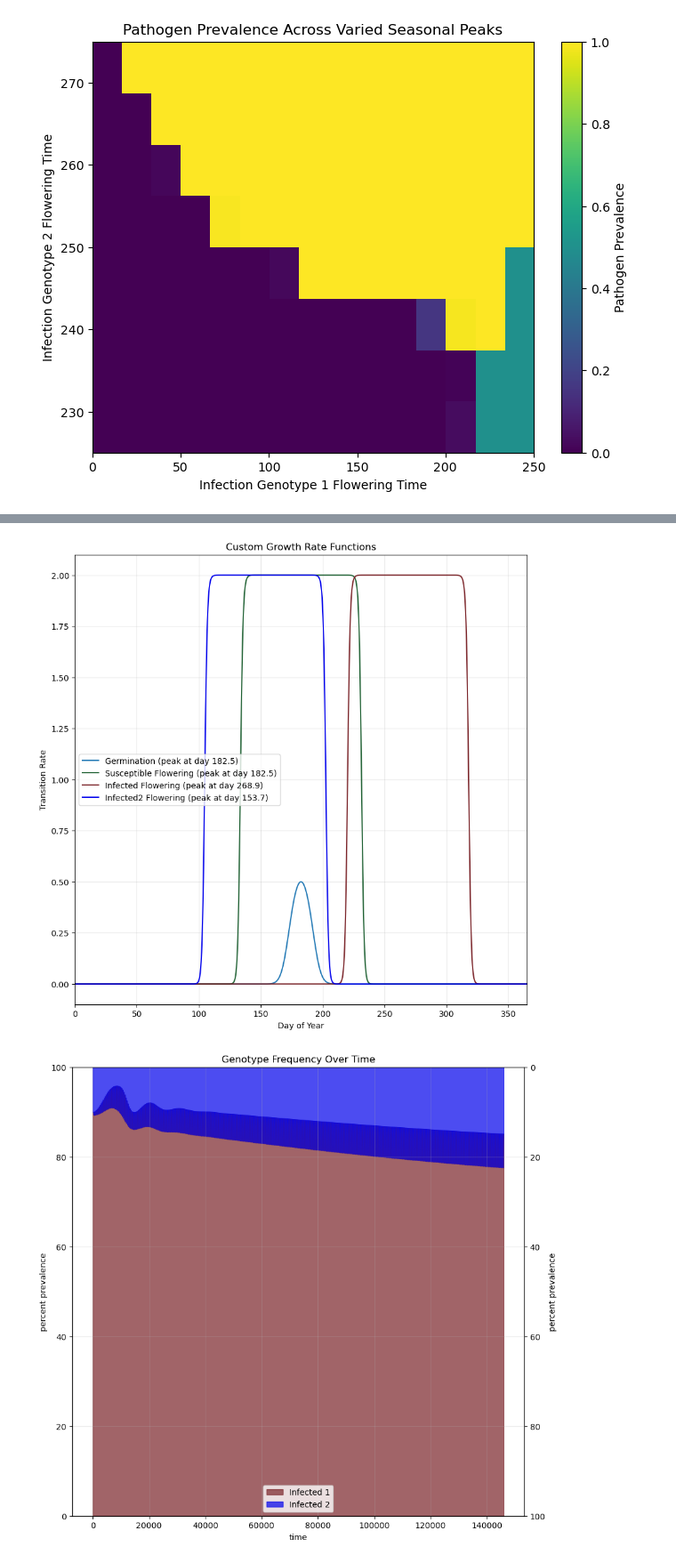
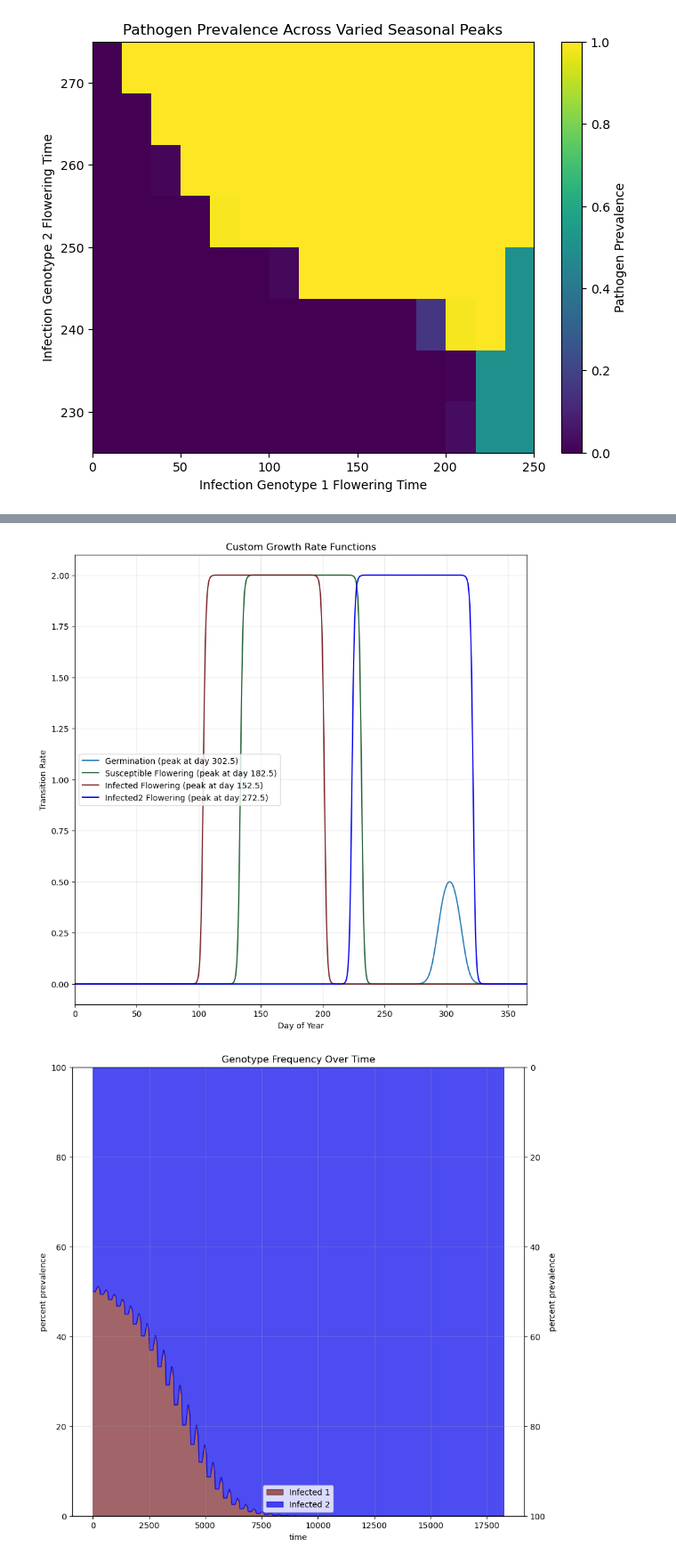
Before and after one commit to bds062/Host-Pathogen-Evolutionary-Dynamics-Model, a Jupyter notebook: call_functions.ipynb, the cells around one changed output, grey strips where cells are left out. Shown at 89% size. Drawn from its saved outputs; the diff is of its cells as text; code cells hidden in the pictures.

```diff
--- a/call_functions.ipynb
+++ b/call_functions.ipynb
@@ -141,7 +141,7 @@ param2_values = np.linspace(0, 365, 5)
 
 
 
-model = Model(maturity=4/365, t = (0, 365 * 400), germination_time = 182.5, Bj = 0.2 / 365, infected_time=268.9473684210526, infected_time2=153.68421052631578, X_0= (5, 0, 0, 4.5, 0, 0, 0, .5, 0, 0))
+model = Model(maturity=4/365, t = (0, 365 * 50), germination_time = 302.5, Bj = 0.2 / 365, infected_time=152.5, infected_time2=272.5)
 graph_model = GraphModel(model)
 # raster_model = RasterModel(model, 'infected_time', 'infected_time2', param1_values, param2_values)
 
@@ -182,2 +182,2 @@ Total execution time: 162.09 seconds
-[figure, old version]
+[figure, new version]
-[figure, old version]
+[figure, new version]
```
Also changed, not shown: parts of 3 cells of this notebook.
